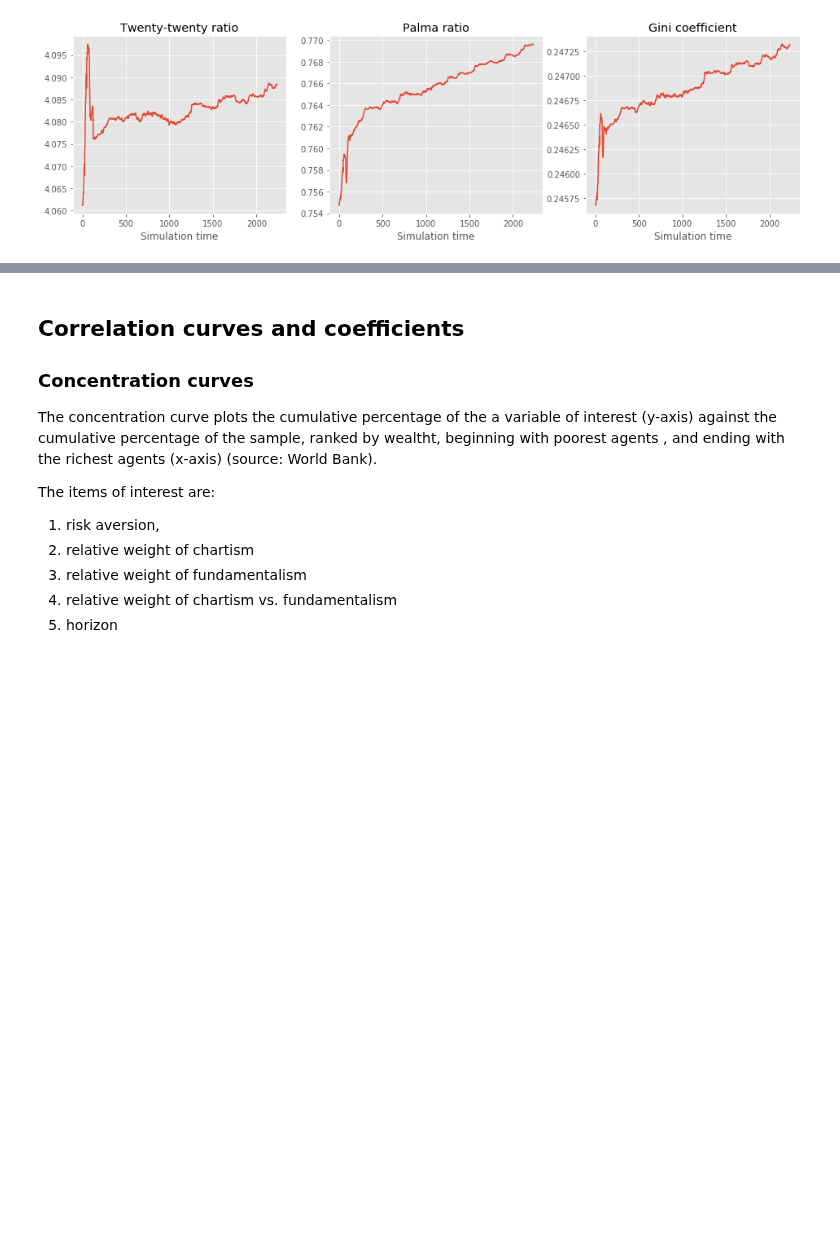
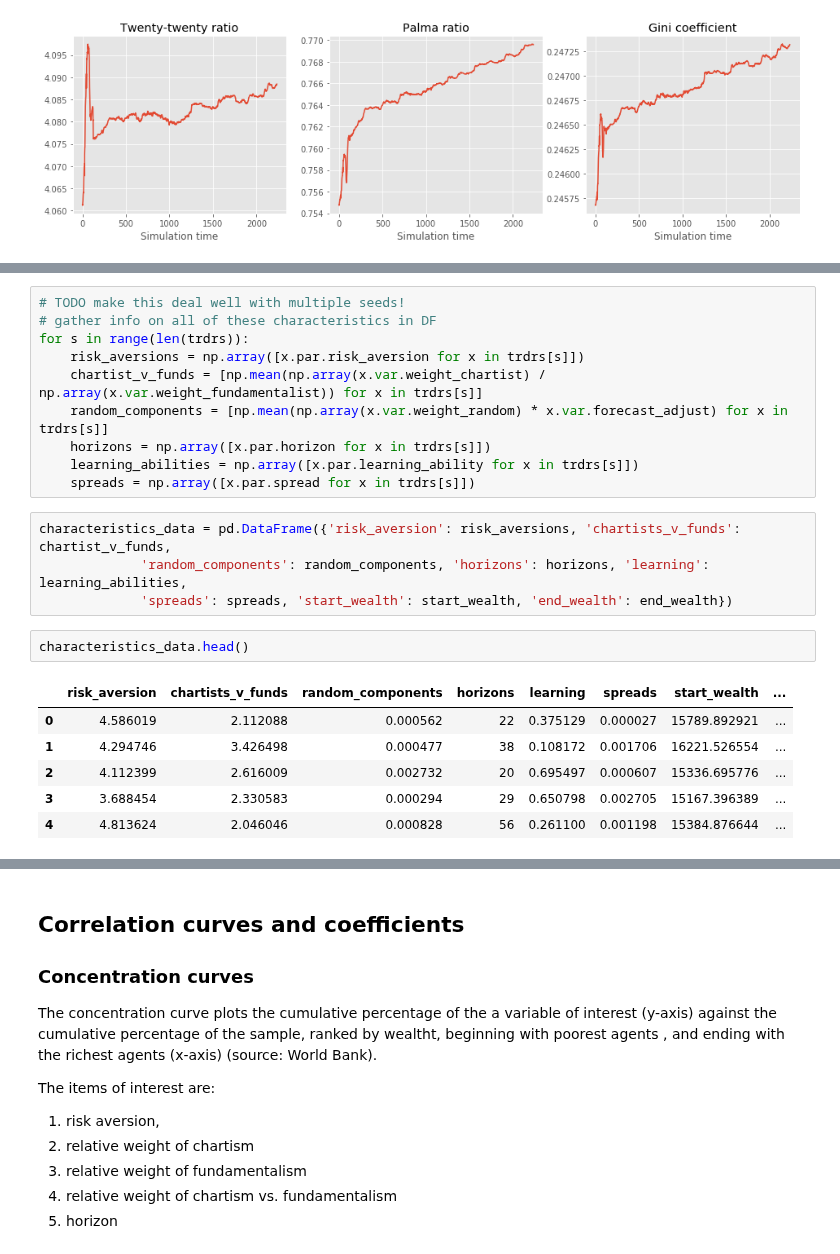
Before and after one commit to joerischasfoort/sim-fin-abm, a Jupyter notebook: distribution_model_dynamics.ipynb, the cells around one changed output, grey strips where cells are left out. Saved outputs shown, nothing was run; the diff lists cells and outputs as text; blank space fills up the shorter version.

```diff
--- a/distribution_model_dynamics.ipynb
+++ b/distribution_model_dynamics.ipynb
@@ -354,0 +323,23 @@ fig.savefig('gini_palma_twenty_evolution.png', dpi=200, bbox_inches = 'tight', p
+# %%
+# TODO make this deal well with multiple seeds!
+# gather info on all of these characteristics in DF
+for s in range(len(trdrs)):
+    risk_aversions = np.array([x.par.risk_aversion for x in trdrs[s]])
+    chartist_v_funds = [np.mean(np.array(x.var.weight_chartist) / np.array(x.var.weight_fundamentalist)) for x in trdrs[s]]
+    random_components = [np.mean(np.array(x.var.weight_random) * x.var.forecast_adjust) for x in trdrs[s]]
+    horizons = np.array([x.par.horizon for x in trdrs[s]])
+    learning_abilities = np.array([x.par.learning_ability for x in trdrs[s]])
+    spreads = np.array([x.par.spread for x in trdrs[s]])
+# %%
+characteristics_data = pd.DataFrame({'risk_aversion': risk_aversions, 'chartists_v_funds': chartist_v_funds,
+             'random_components': random_components, 'horizons': horizons, 'learning': learning_abilities,
+             'spreads': spreads, 'start_wealth': start_wealth, 'end_wealth': end_wealth})
+# %%
+characteristics_data.head()
+# %% [output]
+|  | risk_aversion | chartists_v_funds | random_components | horizons | learning | spreads | start_wealth | ... |
+| 0 | 4.586019 | 2.112088 | 0.000562 | 22 | 0.375129 | 0.000027 | 15789.892921 | ... |
+| 1 | 4.294746 | 3.426498 | 0.000477 | 38 | 0.108172 | 0.001706 | 16221.526554 | ... |
+| 2 | 4.112399 | 2.616009 | 0.002732 | 20 | 0.695497 | 0.000607 | 15336.695776 | ... |
+| 3 | 3.688454 | 2.330583 | 0.000294 | 29 | 0.650798 | 0.002705 | 15167.396389 | ... |
+| 4 | 4.813624 | 2.046046 | 0.000828 | 56 | 0.261100 | 0.001198 | 15384.876644 | ... |
```
Also changed, not shown: parts of 30 cells of this notebook, 2 other files.
